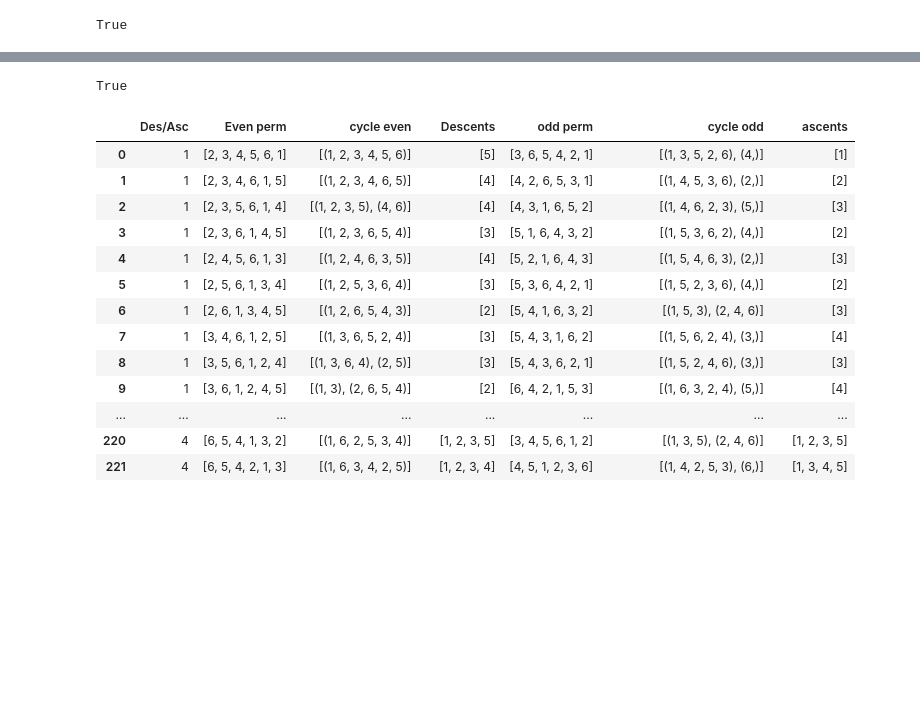
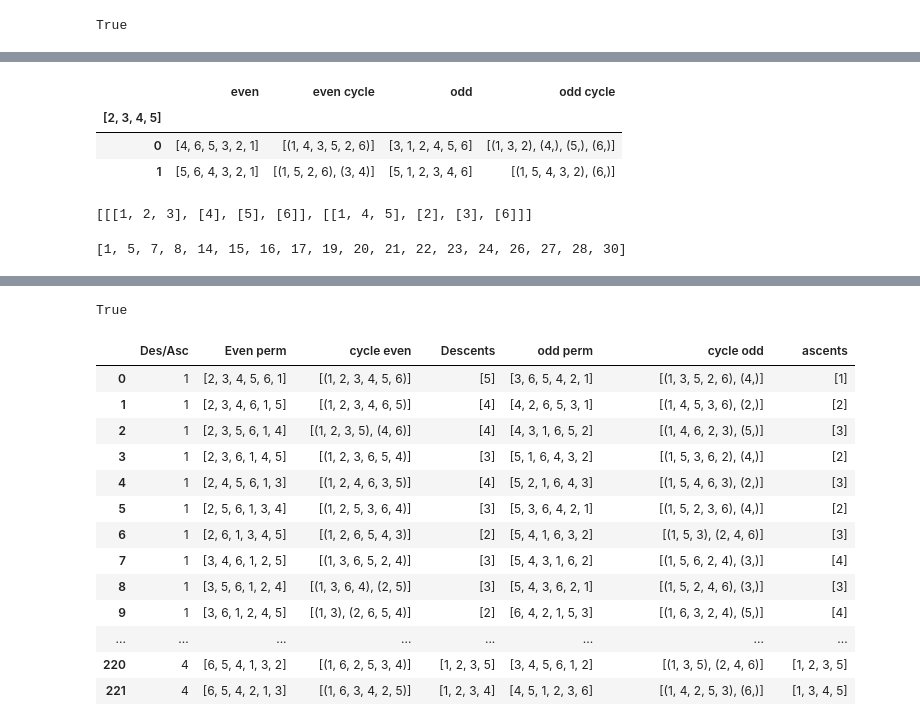
Before and after one commit to gyp2438/permutations, a Jupyter notebook: DesAsc.ipynb, the cells around one changed output, grey strips where cells are left out. Cells and saved outputs as stored; diff of their text form; code cells hidden in the pictures; blank space fills up the shorter version.

```diff
--- a/DesAsc.ipynb
+++ b/DesAsc.ipynb
@@ -20,9 +23,14 @@ True
 Des_even = {}
 for sigma in even_cycles:
     des = sigma.descents()
-    Des_even[sigma] = [des, len(des)]
+    Des_even[sigma] = des
 
 Asc_odd = {}
 for sigma in odd_cycles:
     asc = [i+1 for i in range(len(sigma) - 1) if sigma[i] < sigma[i + 1]]
-    Asc_odd[sigma] = [asc, len(asc)]
+    Asc_odd[sigma] = asc
+# %%
+#all possible des/asc sets. Supposedly they are equal to one another, so just run it in descent
+# Convert each list to a tuple and create a set
+unique_sets = {tuple(lst) for lst in Des_even.values()}
+unique_lists = [list(t) for t in unique_sets]
@@ -29,3 +50,31 @@ for sigma in odd_cycles:
 # %%
-Des_dist = sorted([val[1] for val in Des_even.values()])
-Asc_dist = sorted([val[1] for val in Asc_odd.values()])
+# set_label = {}
+perm_by_sets = {}
+perm_by_RSK = {}
+for i in range(len(unique_lists)):
+#for value in unique_lists:
+    # set_label[i] = value
+    even=[]
+    even_cycle = []
+    even_RSK = []
+    odd=[]
+    odd_cycle = []
+    odd_RSK = []
+    for k, v in Des_even.items():
+        if v == unique_lists[i]:
+            even.append(k)
+            even_cycle.append(k.to_cycles())
+            even_RSK.append(RSK(k)[1])
+    for k, v in Asc_odd.items():
+        if v == unique_lists[i]:
+            odd.append(k)
+            odd_cycle.append(k.to_cycles())
+            odd_RSK.append(RSK(k)[1])
+    perm_by_sets[i] = [even,even_cycle,odd,odd_cycle]
+    perm_by_RSK[i] = [even_RSK, odd_RSK]
+# %%
+Dfs = []
+for i in set_label:
+    df = pd.DataFrame(perm_by_sets[i],index = ['even', 'even cycle', 'odd','odd cycle']).T
+    df.index.name = str(set_label[i])
+    Dfs.append(df)
@@ -31,0 +99,7 @@ Asc_dist = sorted([val[1] for val in Asc_odd.values()])
+# %%
+Dfs[12]
+# %% [output]
+|  | even | even cycle | odd | odd cycle |
+| [2, 3, 4, 5] |  |  |  |  |
+| 0 | [4, 6, 5, 3, 2, 1] | [(1, 4, 3, 5, 2, 6)] | [3, 1, 2, 4, 5, 6] | [(1, 3, 2), (4,), (5,), (6,)] |
+| 1 | [5, 6, 4, 3, 2, 1] | [(1, 5, 2, 6), (3, 4)] | [5, 1, 2, 3, 4, 6] | [(1, 5, 4, 3, 2), (6,)] |
@@ -31,0 +120,8 @@ Asc_dist = sorted([val[1] for val in Asc_odd.values()])
+# %%
+RSK([6,5,1,2,4,3])
+# %% [output]
+[[[1, 2, 3], [4], [5], [6]], [[1, 4, 5], [2], [3], [6]]]
+# %%
+fails
+# %% [output]
+[1, 5, 7, 8, 14, 15, 16, 17, 19, 20, 21, 22, 23, 24, 26, 27, 28, 30]
```
Also changed, not shown: parts of 16 cells of this notebook, 1 other file.
